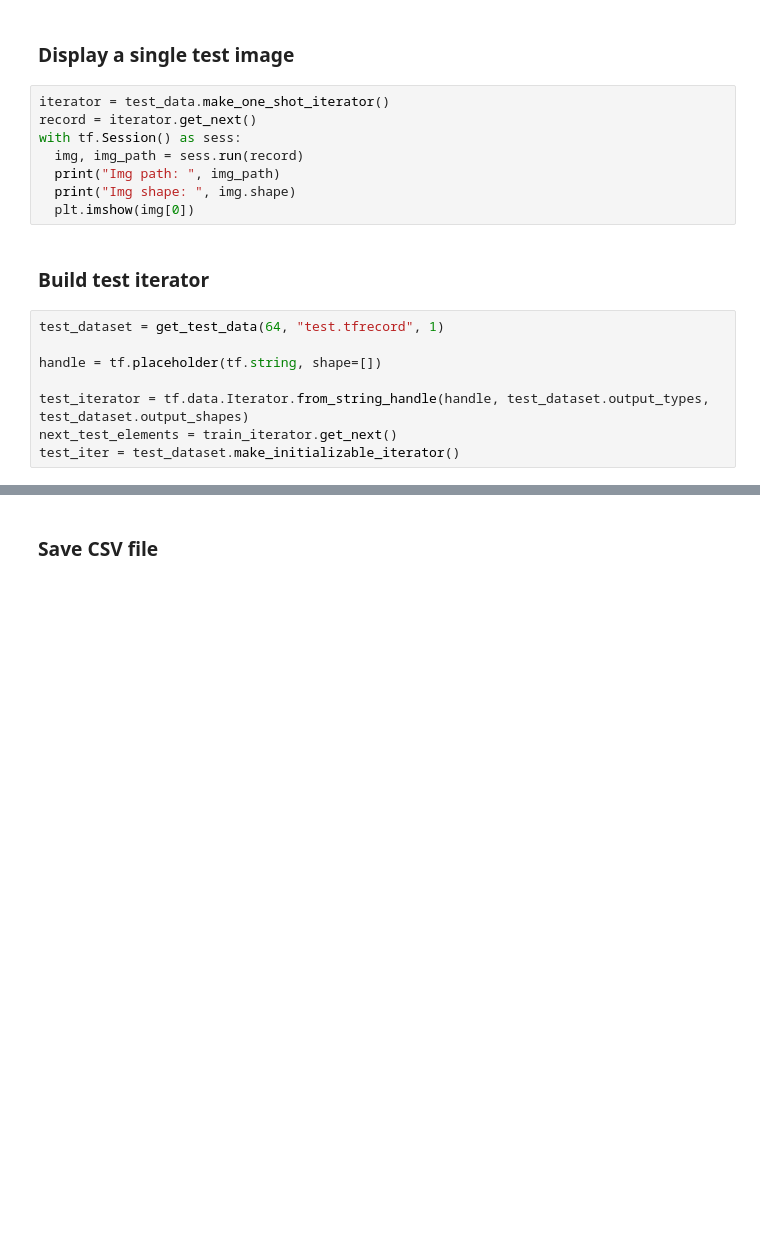
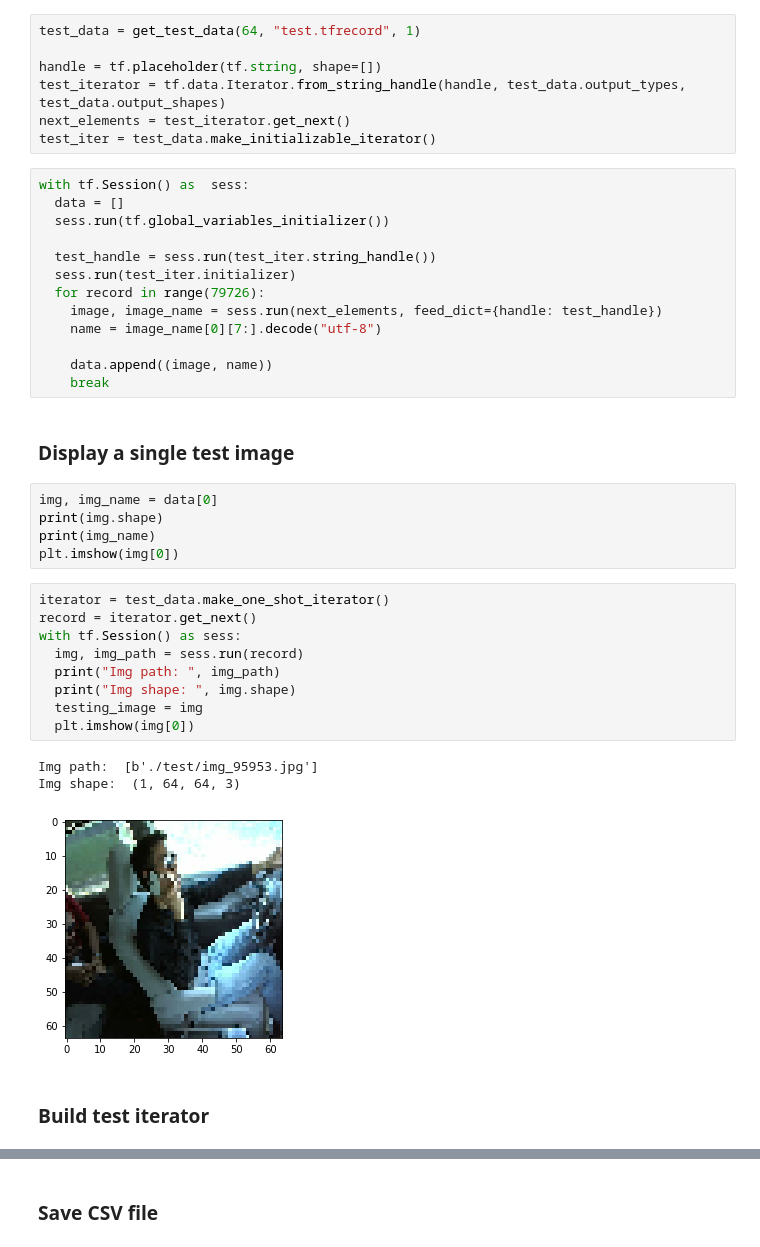
Before and after one commit to betogaona7/Distracted_Driver_Dectection, a Jupyter notebook: Distracted.ipynb, the cells around one changed output, grey strips where cells are left out. Cells and saved outputs as stored; diff of their text form; blank space fills up the shorter version.

```diff
--- a/Distracted.ipynb
+++ b/Distracted.ipynb
@@ -540,21 +563,43 @@ print(test_data)
+# %%
+test_data = get_test_data(64, "test.tfrecord", 1)
+
+handle = tf.placeholder(tf.string, shape=[])
+test_iterator = tf.data.Iterator.from_string_handle(handle, test_data.output_types, test_data.output_shapes)
+next_elements = test_iterator.get_next()
+test_iter = test_data.make_initializable_iterator()
+# %%
+with tf.Session() as  sess:
+  data = []
+  sess.run(tf.global_variables_initializer())
+
+  test_handle = sess.run(test_iter.string_handle())
+  sess.run(test_iter.initializer)
+  for record in range(79726):
+    image, image_name = sess.run(next_elements, feed_dict={handle: test_handle})
+    name = image_name[0][7:].decode("utf-8")
+
+    data.append((image, name))
+    break
 # %% [markdown]
 ### Display a single test image
+# %%
+img, img_name = data[0]
+print(img.shape)
+print(img_name)
+plt.imshow(img[0])
 # %%
 iterator = test_data.make_one_shot_iterator()
 record = iterator.get_next()
 with tf.Session() as sess:
   img, img_path = sess.run(record)
   print("Img path: ", img_path)
   print("Img shape: ", img.shape)
+  testing_image = img
   plt.imshow(img[0])
+# %% [output]
+Img path:  [b'./test/img_95953.jpg']
+Img shape:  (1, 64, 64, 3)
+[figure, added]
 # %% [markdown]
 ### Build test iterator
-# %%
-test_dataset = get_test_data(64, "test.tfrecord", 1)
-
-handle = tf.placeholder(tf.string, shape=[])
-
-test_iterator = tf.data.Iterator.from_string_handle(handle, test_dataset.output_types, test_dataset.output_shapes)
-next_test_elements = train_iterator.get_next()
-test_iter = test_dataset.make_initializable_iterator()
 # %%
```
Also changed, not shown: parts of 14 cells of this notebook.
